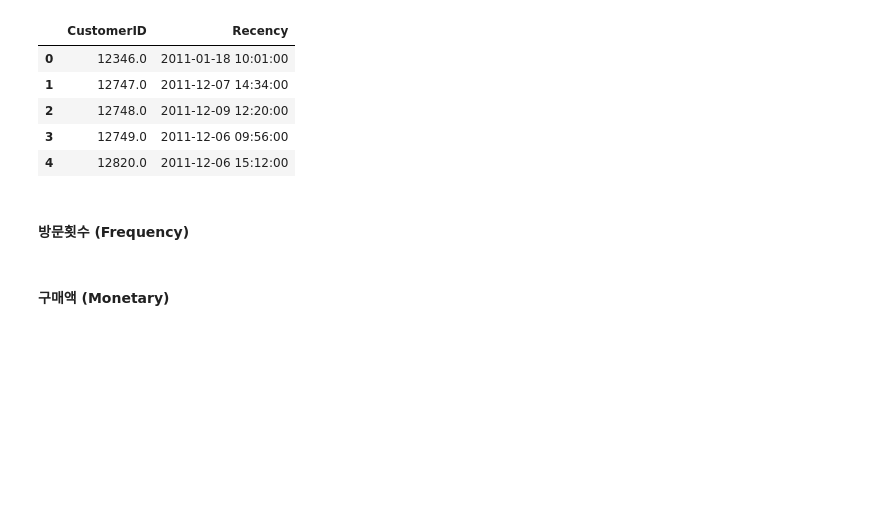
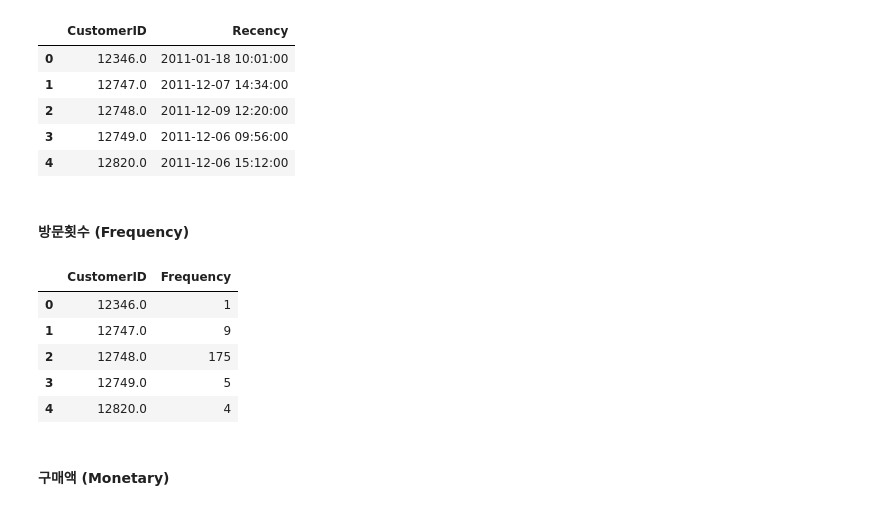
Before and after one commit to formegusto/RFM-for-HR, a Jupyter notebook: RFM Model Example.ipynb, the cells around one changed output. Cells and saved outputs as stored; diff of their text form; code cells hidden in the pictures; blank space fills up the shorter version.

```diff
--- a/RFM Model Example.ipynb
+++ b/RFM Model Example.ipynb
@@ -106,9 +106,16 @@ recency_df.head()
 # %%
 tmp_frequency_df = df[['CustomerID', 'InvoiceNo']].drop_duplicates()
 frequency_df = tmp_frequency_df.groupby('CustomerID')['InvoiceNo'].count().reset_index()
 frequency_df = frequency_df.rename(columns={'InvoiceNo':'Frequency'})
 
-ferequency_df.head()
+frequency_df.head()
+# %% [output]
+|  | CustomerID | Frequency |
+| 0 | 12346.0 | 1 |
+| 1 | 12747.0 | 9 |
+| 2 | 12748.0 | 175 |
+| 3 | 12749.0 | 5 |
+| 4 | 12820.0 | 4 |
 # %% [markdown]
 #### 구매액 (Monetary)
 # %%
```
Also changed, not shown: parts of 2 cells of this notebook, 1 other file.
